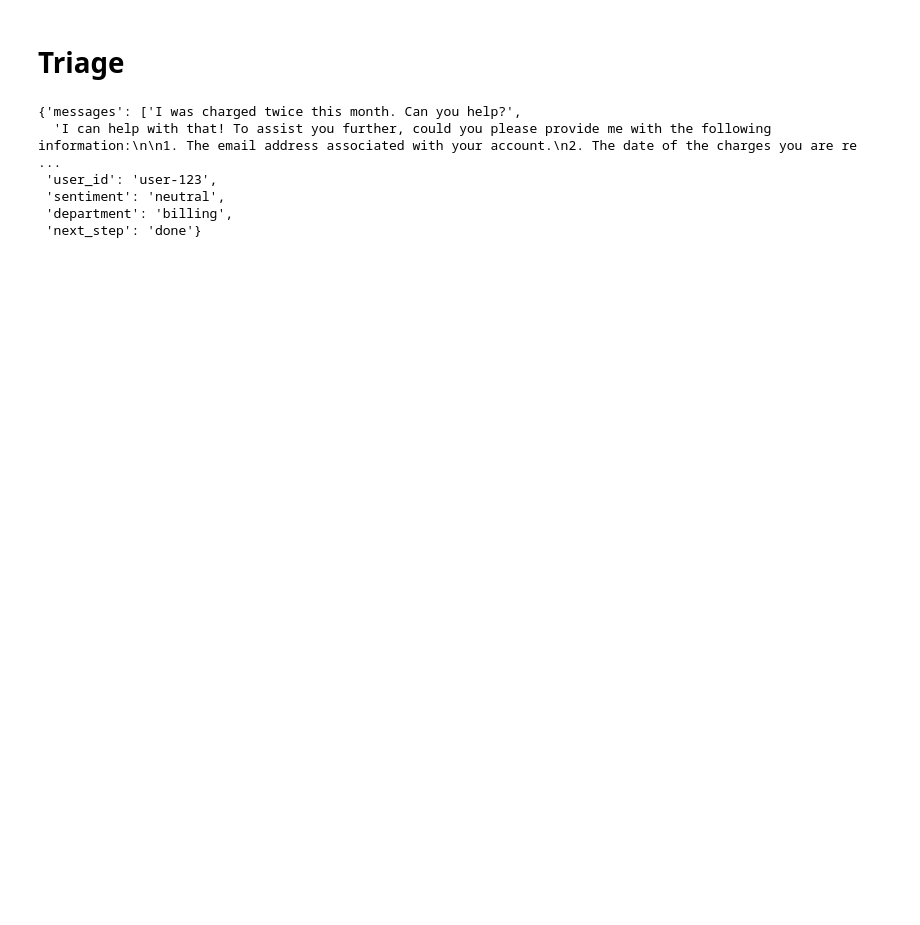
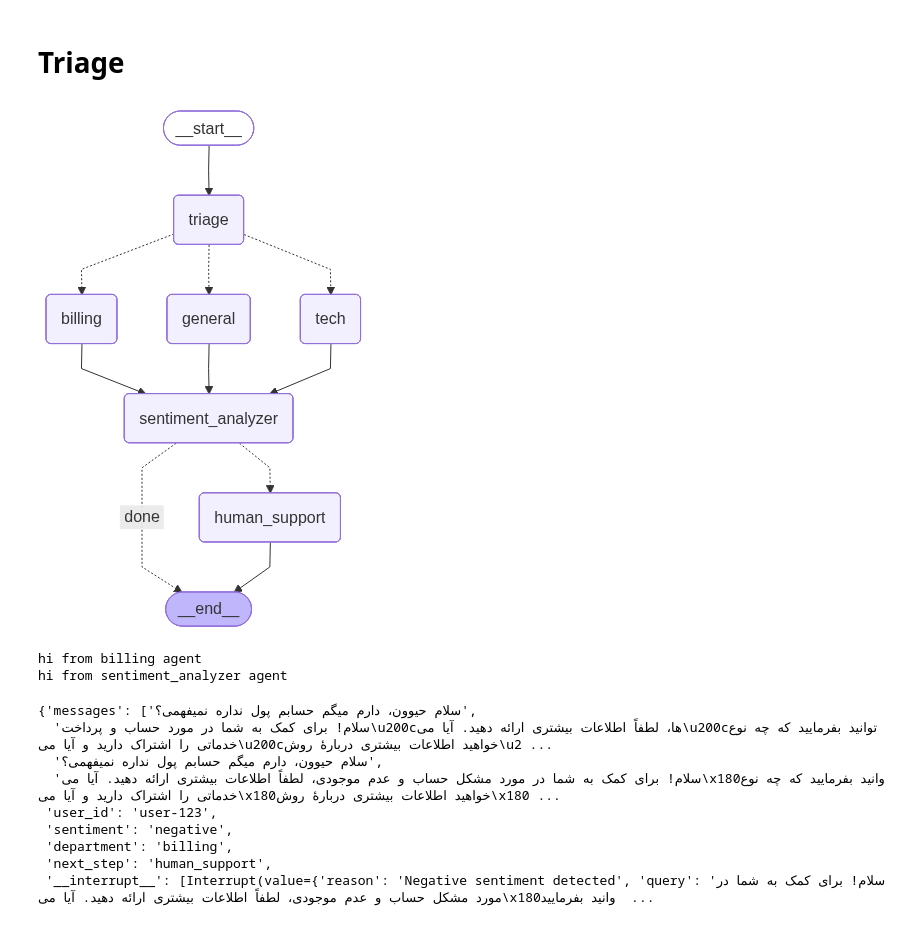
Before and after one commit to meysam-kazemi/multi-agent-support-system, a Jupyter notebook: agent_workflow_demo.ipynb, the cells around one changed output. Drawn from its saved outputs; the diff is of its cells as text; code cells hidden in the pictures; blank space fills up the shorter version.

```diff
--- a/agent_workflow_demo.ipynb
+++ b/agent_workflow_demo.ipynb
@@ -155,41 +199,79 @@ def tech_agent(state: SupportState):
+# %%
+def router(state: SupportState):
+    return state['department']
+
+def sentiment_router(state: SupportState):
+    if state['sentiment']=="negative":
+        return "human_support"
+    else:
+        return "done"
 # %%
+from langgraph.checkpoint.memory import InMemorySaver
+
 builder = StateGraph(SupportState)
 
 builder.add_node("triage", triage_agent)
 builder.add_node("general", general_agent)
 builder.add_node("billing", billing_agent)
 builder.add_node("tech", tech_agent)
+builder.add_node('human_support', mock_human_support)
+builder.add_node('sentiment_analyzer', sentiment_analyzer_agent)
 
 builder.add_edge(START, "triage")
 builder.add_conditional_edges(
     "triage",
-    route_department,
+    router,
     {
+        "billing": "billing",
         "general": "general",
-        "billing": "billing",
-        "tech": "tech",
-    },
+        "tech": "tech"
+    }
 )
 
-builder.add_edge("general", END)
-builder.add_edge("billing", END)
-builder.add_edge("tech", END)
+builder.add_edge("general", 'sentiment_analyzer')
+builder.add_edge("billing", 'sentiment_analyzer')
+builder.add_edge("tech", 'sentiment_analyzer')
 
-support_graph = builder.compile()
+builder.add_conditional_edges(
+    "sentiment_analyzer",
+    sentiment_router,
+    {
+        "human_support": "human_support",
+        "done": END
+    }
+)
+
+
+checkpointer = InMemorySaver()
+support_graph = builder.compile(checkpointer=checkpointer)
+# %%
+from IPython.display import Image, display
+
+Image(support_graph.get_graph().draw_mermaid_png())
+# %% [output]
+[figure, added]
 # %%
 initial_state = {
-    "messages": ["I was charged twice this month. Can you help?"],
+    "messages": ["سلام حیوون، دارم میگم حسابم پول نداره نمیفهمی؟"],
     "user_id": "user-123",
     "sentiment": "neutral",
     "department": "",
     "next_step": "",
 }
+config = {"configurable": {"thread_id": "user-123"}}
 
-support_graph.invoke(initial_state)
+support_graph.invoke(initial_state, config)
+# for step in support_graph.stream(initial_state, stream_mode="values"):
+#     print(step)
 # %% [output]
-{'messages': ['I was charged twice this month. Can you help?',
-  'I can help with that! To assist you further, could you please provide me with the following information:\n\n1. The email address associated with your account.\n2. The date of the charges you are re ...
- 'user_id': 'user-123',
- 'sentiment': 'neutral',
- 'department': 'billing',
- 'next_step': 'done'}
+hi from billing agent
+hi from sentiment_analyzer agent
+{'messages': ['سلام حیوون، دارم میگم حسابم پول نداره نمیفهمی؟',
+  'سلام! برای کمک به شما در مورد حساب و پرداخت\u200cها، لطفاً اطلاعات بیشتری ارائه دهید. آیا می\u200cتوانید بفرمایید که چه نوع خدماتی را اشتراک دارید و آیا می\u200cخواهید اطلاعات بیشتری دربارهٔ روش\u2 ...
+  'سلام حیوون، دارم میگم حسابم پول نداره نمیفهمی؟',
+  'سلام! برای کمک به شما در مورد مشکل حساب و عدم موجودی، لطفاً اطلاعات بیشتری ارائه دهید. آیا می\x180وانید بفرمایید که چه نوع خدماتی را اشتراک دارید و آیا می\x180خواهید اطلاعات بیشتری دربارهٔ روش\x180 ...
+ 'user_id': 'user-123',
+ 'sentiment': 'negative',
+ 'department': 'billing',
+ 'next_step': 'human_support',
+ '__interrupt__': [Interrupt(value={'reason': 'Negative sentiment detected', 'query': 'سلام! برای کمک به شما در مورد مشکل حساب و عدم موجودی، لطفاً اطلاعات بیشتری ارائه دهید. آیا می\x180وانید بفرمایید  ...
```
Also changed, not shown: parts of 7 cells of this notebook.
